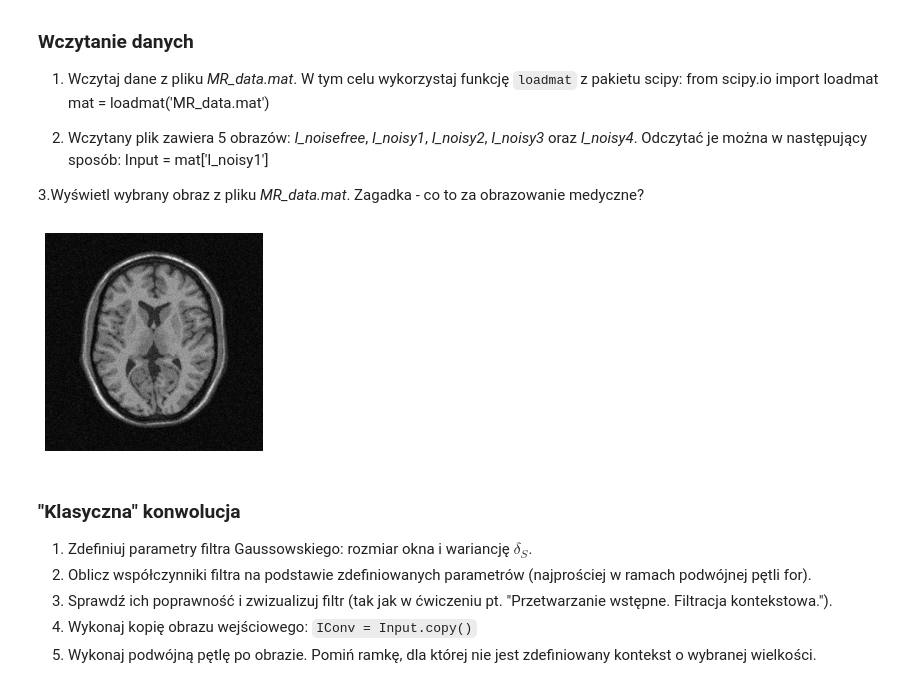
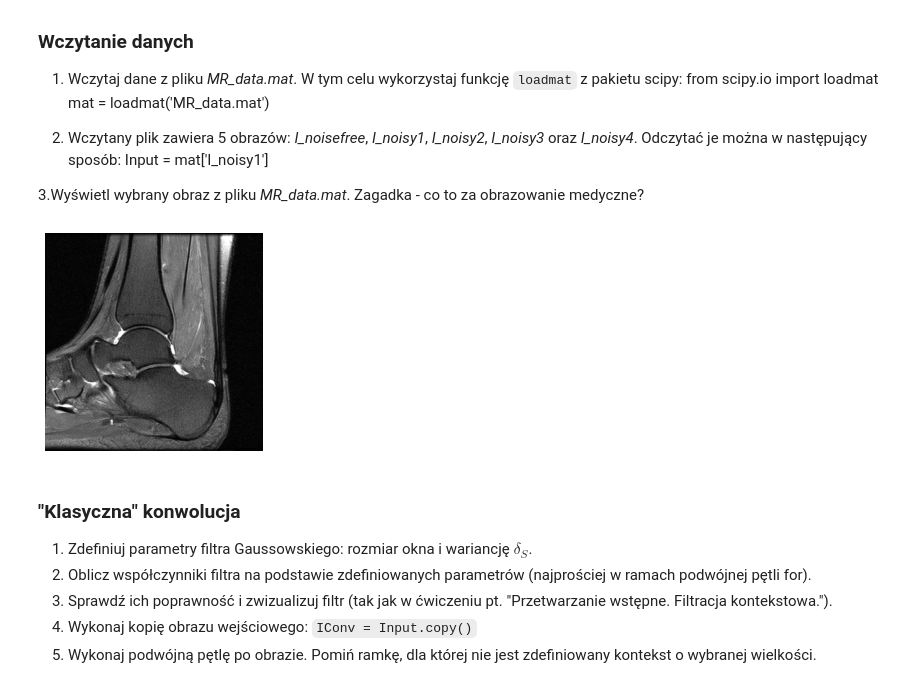
Before and after one commit to mhawryluk/wdcpo, a Jupyter notebook: lab7/07_bilateral.ipynb, the cells around one changed output. Drawn from its saved outputs; the diff is of its cells as text; code cells hidden in the pictures.

```diff
--- a/lab7/07_bilateral.ipynb
+++ b/lab7/07_bilateral.ipynb
@@ -68,12 +68,12 @@ if not os.path.exists("MR_data.mat") :
 # %%
 mat = loadmat("MR_data.mat")
 # %%
-plt.imshow(mat['I_noisy1'])
+plt.imshow(mat['I_noisy4'])
 plt.axis('off')
 plt.gray()
 plt.show()
 # %% [output]
-[figure, old version]
+[figure, new version]
 # %% [markdown]
 ### "Klasyczna" konwolucja
 
```
Also changed, not shown: parts of 5 cells of this notebook, 1 other file.
